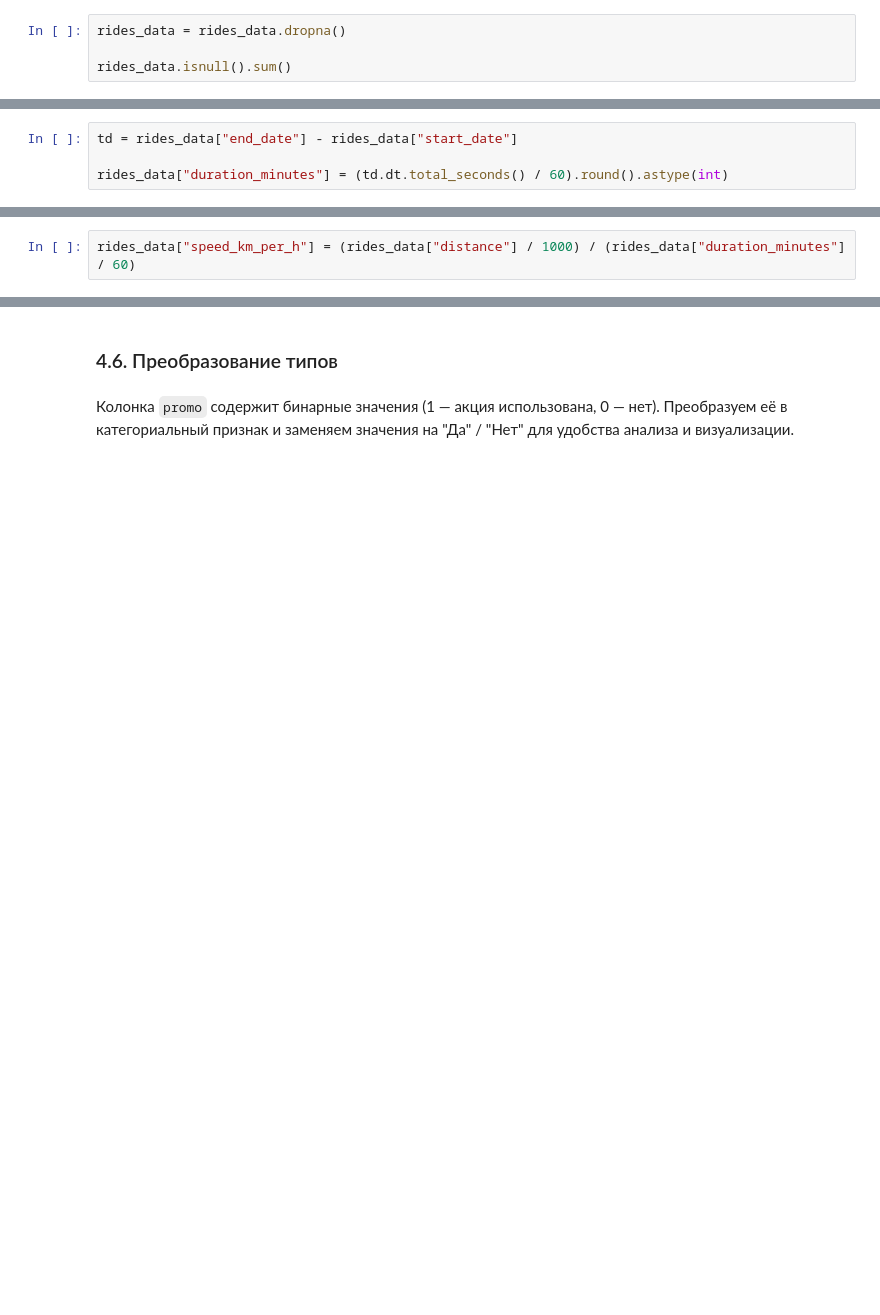
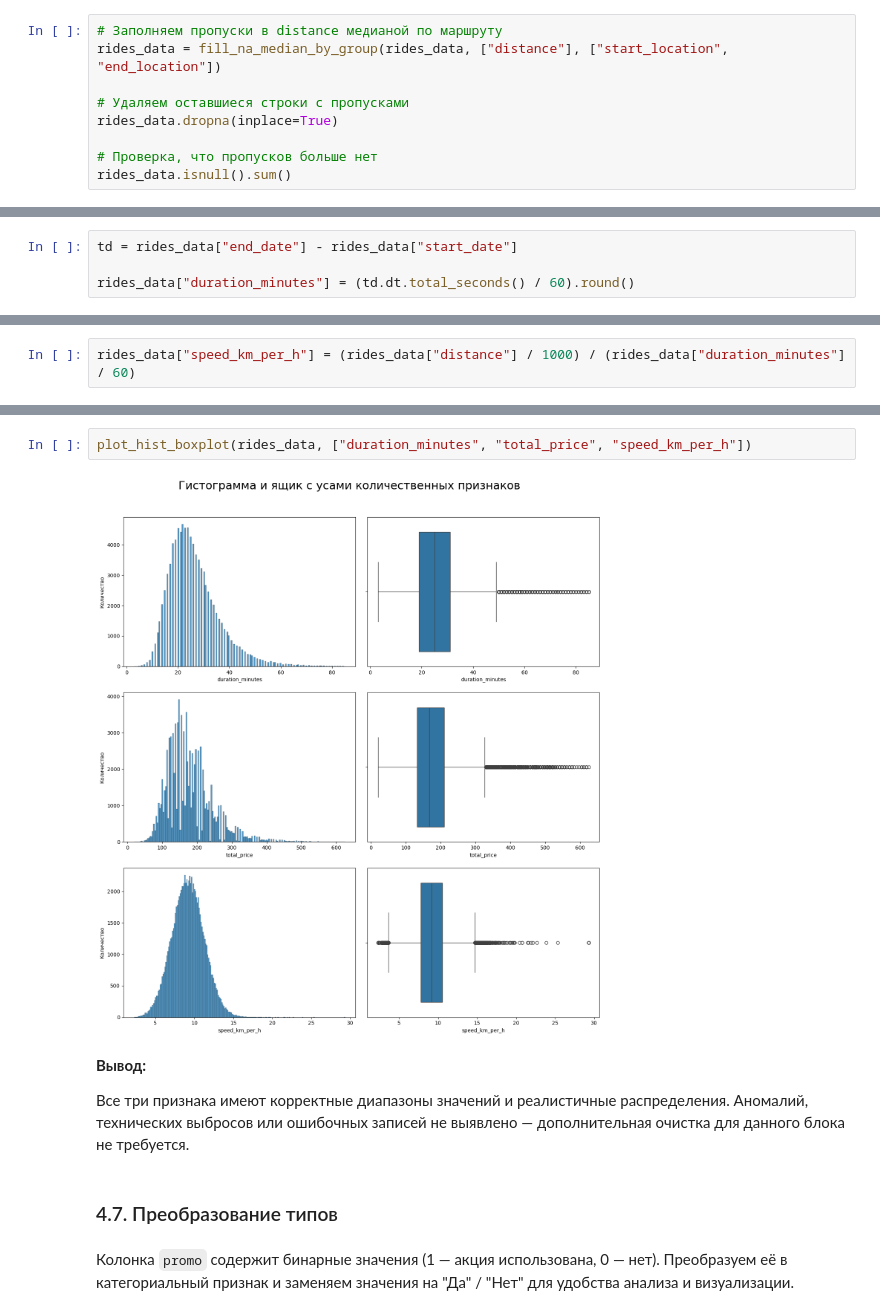
Before and after one commit to fIIame/scooter_sharing_analysis, a Jupyter notebook: notebooks/Cleaning_Data.ipynb, the cells around one changed output, grey strips where cells are left out. Saved outputs shown, nothing was run; the diff lists cells and outputs as text; blank space fills up the shorter version.

```diff
--- a/notebooks/Cleaning_Data.ipynb
+++ b/notebooks/Cleaning_Data.ipynb
@@ -68,6 +109,11 @@ rides_data["end_district"] = rides_data["end_district"].apply(normalize_district
 # %%
-rides_data = rides_data.dropna()
+# Заполняем пропуски в distance медианой по маршруту
+rides_data = fill_na_median_by_group(rides_data, ["distance"], ["start_location", "end_location"])
 
+# Удаляем оставшиеся строки с пропусками
+rides_data.dropna(inplace=True)
+
+# Проверка, что пропусков больше нет
 rides_data.isnull().sum()
 # %% [output]
 id                0
@@ -94,4 +137,0 @@ rides_data = rides_data[rides_data["distance"] >= 200]
-# %%
-td = rides_data["end_date"] - rides_data["start_date"]
-
-rides_data["duration_minutes"] = (td.dt.total_seconds() / 60).round().astype(int)
@@ -105,3 +147,7 @@ rides_data.insert(3, 'day_of_week', col)
+# %%
+td = rides_data["end_date"] - rides_data["start_date"]
+
+rides_data["duration_minutes"] = (td.dt.total_seconds() / 60).round()
 # %% [markdown]
 Добавляем итоговую стоимость поездки.
 # %%
@@ -113,5 +172,13 @@ rides_data["speed_km_per_h"] = (rides_data["distance"] / 1000) / (rides_data["du
+# %%
+plot_hist_boxplot(rides_data, ["duration_minutes", "total_price", "speed_km_per_h"])
+# %% [output]
+[figure, added]
+# %% [markdown]
+**Вывод:**
+
+Все три признака имеют корректные диапазоны значений и реалистичные распределения. Аномалий, технических выбросов или ошибочных записей не выявлено — дополнительная очистка для данного блока не требуется.
 # %% [markdown]
-### 4.6. Преобразование типов
+### 4.7. Преобразование типов
 # %% [markdown]
 Колонка `promo` содержит бинарные значения (1 — акция использована, 0 — нет).
 Преобразуем её в категориальный признак и заменяем значения на "Да" / "Нет" для удобства анализа и визуализации.
```
Also changed, not shown: parts of 23 cells of this notebook, 2 other files.
